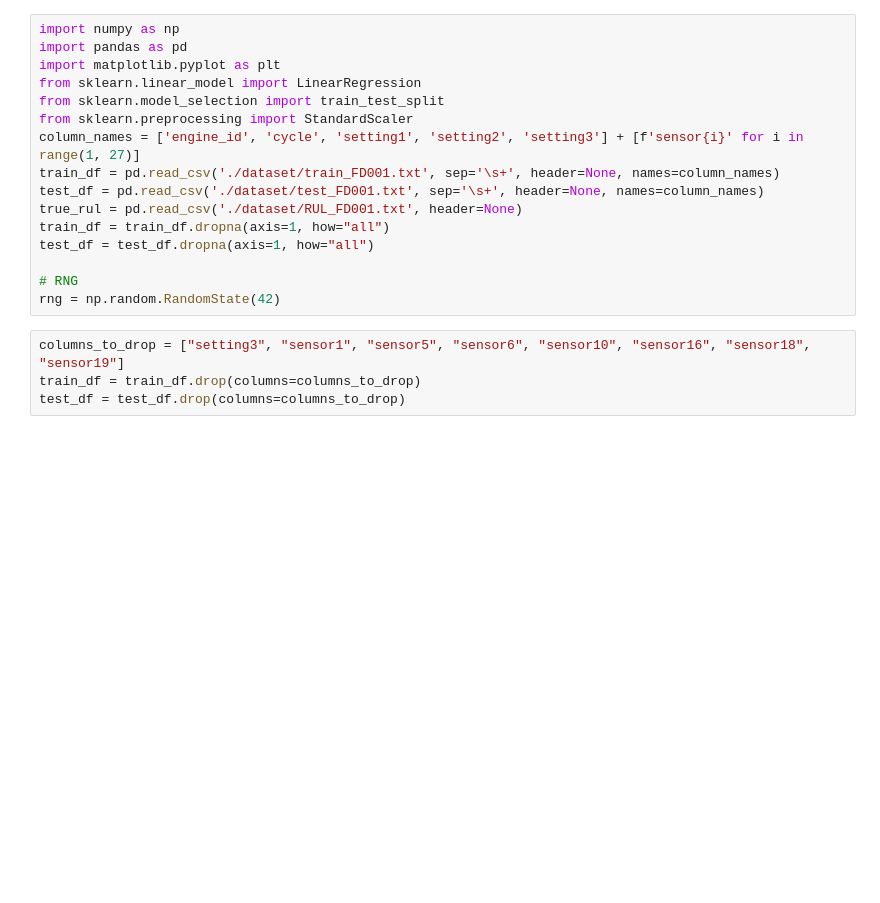
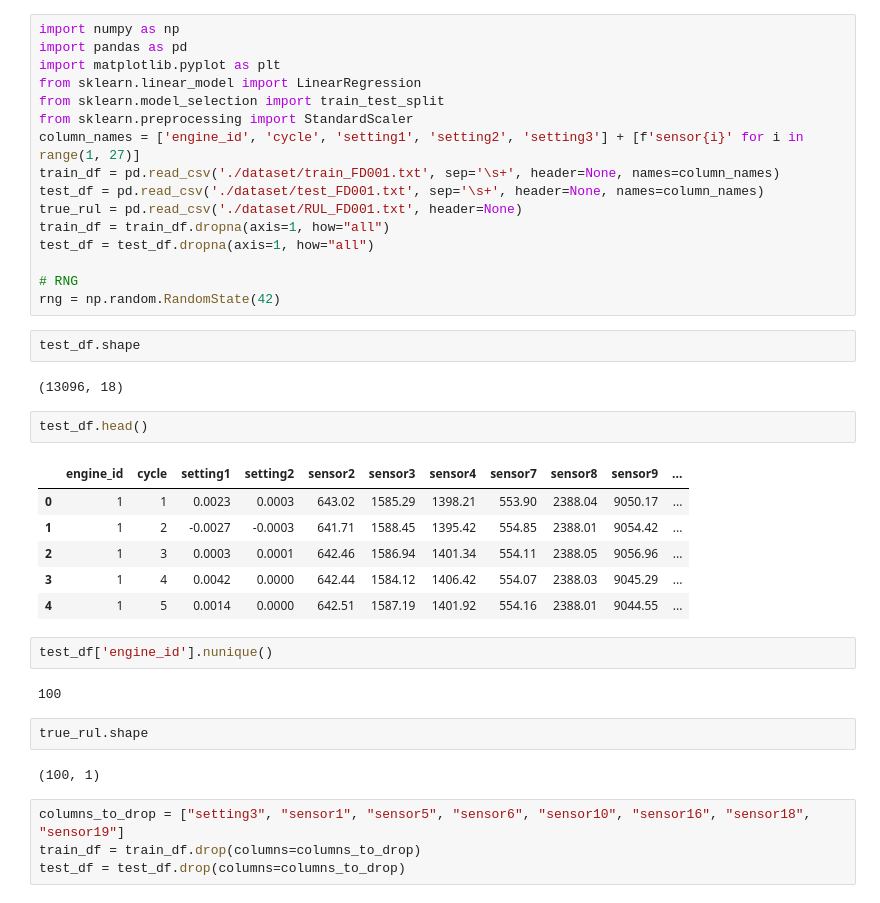
Before and after one commit to sh3ngsh3ng/CMAPSS_GRP_2, a Jupyter notebook: drafts/simple_LR.ipynb, the cells around one changed output. Cells and saved outputs as stored; diff of their text form; blank space fills up the shorter version.

```diff
--- a/simple_LR.ipynb
+++ b/drafts/simple_LR.ipynb
@@ -14,6 +14,27 @@ test_df = test_df.dropna(axis=1, how="all")
 
 # RNG
 rng = np.random.RandomState(42)
+# %%
+test_df.shape
+# %% [output]
+(13096, 18)
+# %%
+test_df.head()
+# %% [output]
+|  | engine_id | cycle | setting1 | setting2 | sensor2 | sensor3 | sensor4 | sensor7 | sensor8 | sensor9 | ... |
+| 0 | 1 | 1 | 0.0023 | 0.0003 | 643.02 | 1585.29 | 1398.21 | 553.90 | 2388.04 | 9050.17 | ... |
+| 1 | 1 | 2 | -0.0027 | -0.0003 | 641.71 | 1588.45 | 1395.42 | 554.85 | 2388.01 | 9054.42 | ... |
+| 2 | 1 | 3 | 0.0003 | 0.0001 | 642.46 | 1586.94 | 1401.34 | 554.11 | 2388.05 | 9056.96 | ... |
+| 3 | 1 | 4 | 0.0042 | 0.0000 | 642.44 | 1584.12 | 1406.42 | 554.07 | 2388.03 | 9045.29 | ... |
+| 4 | 1 | 5 | 0.0014 | 0.0000 | 642.51 | 1587.19 | 1401.92 | 554.16 | 2388.01 | 9044.55 | ... |
+# %%
+test_df['engine_id'].nunique()
+# %% [output]
+100
+# %%
+true_rul.shape
+# %% [output]
+(100, 1)
 # %%
 columns_to_drop = ["setting3", "sensor1", "sensor5", "sensor6", "sensor10", "sensor16", "sensor18", "sensor19"]
 train_df = train_df.drop(columns=columns_to_drop)
```
Also changed, not shown: 10 other files.
